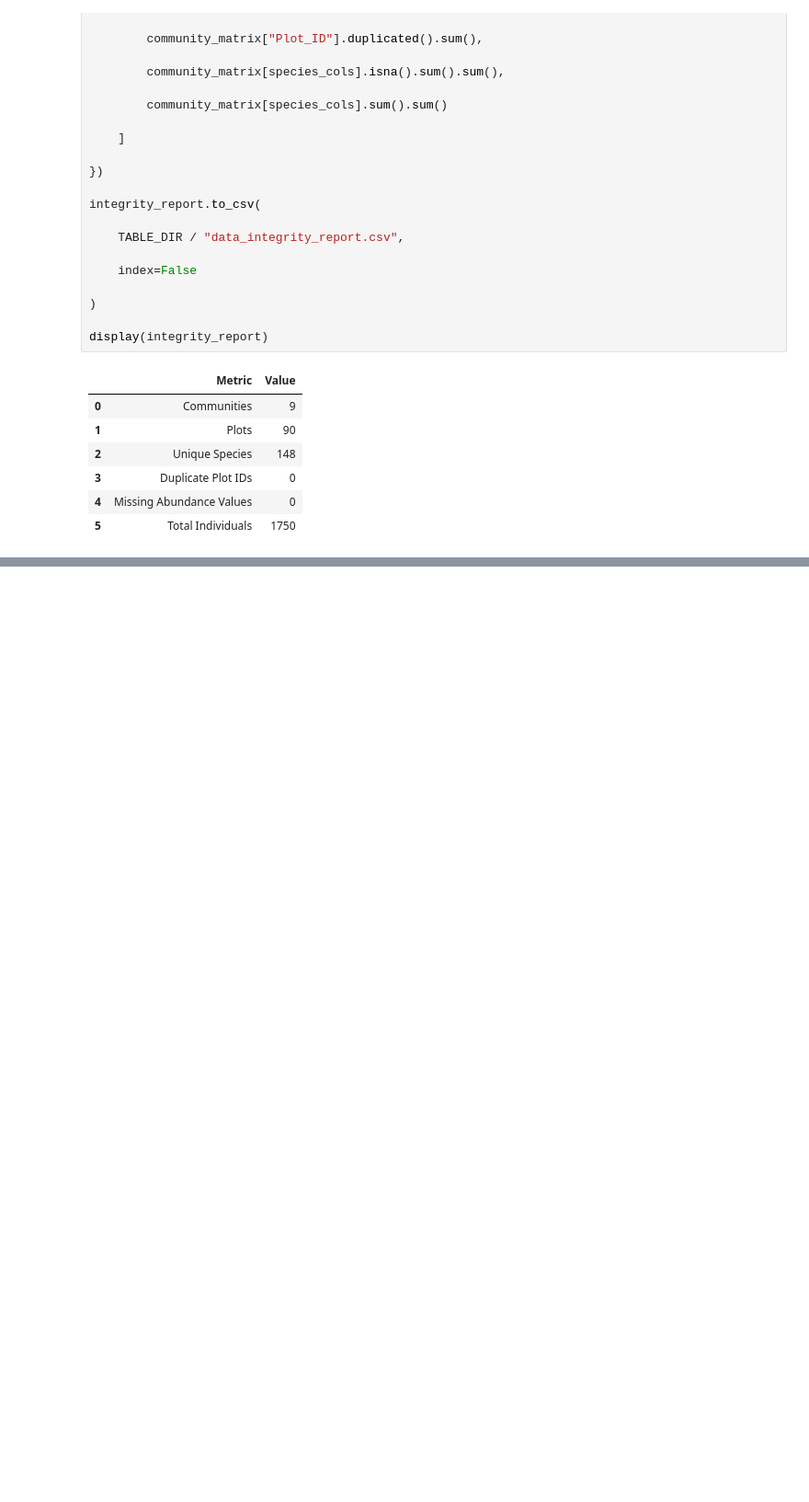
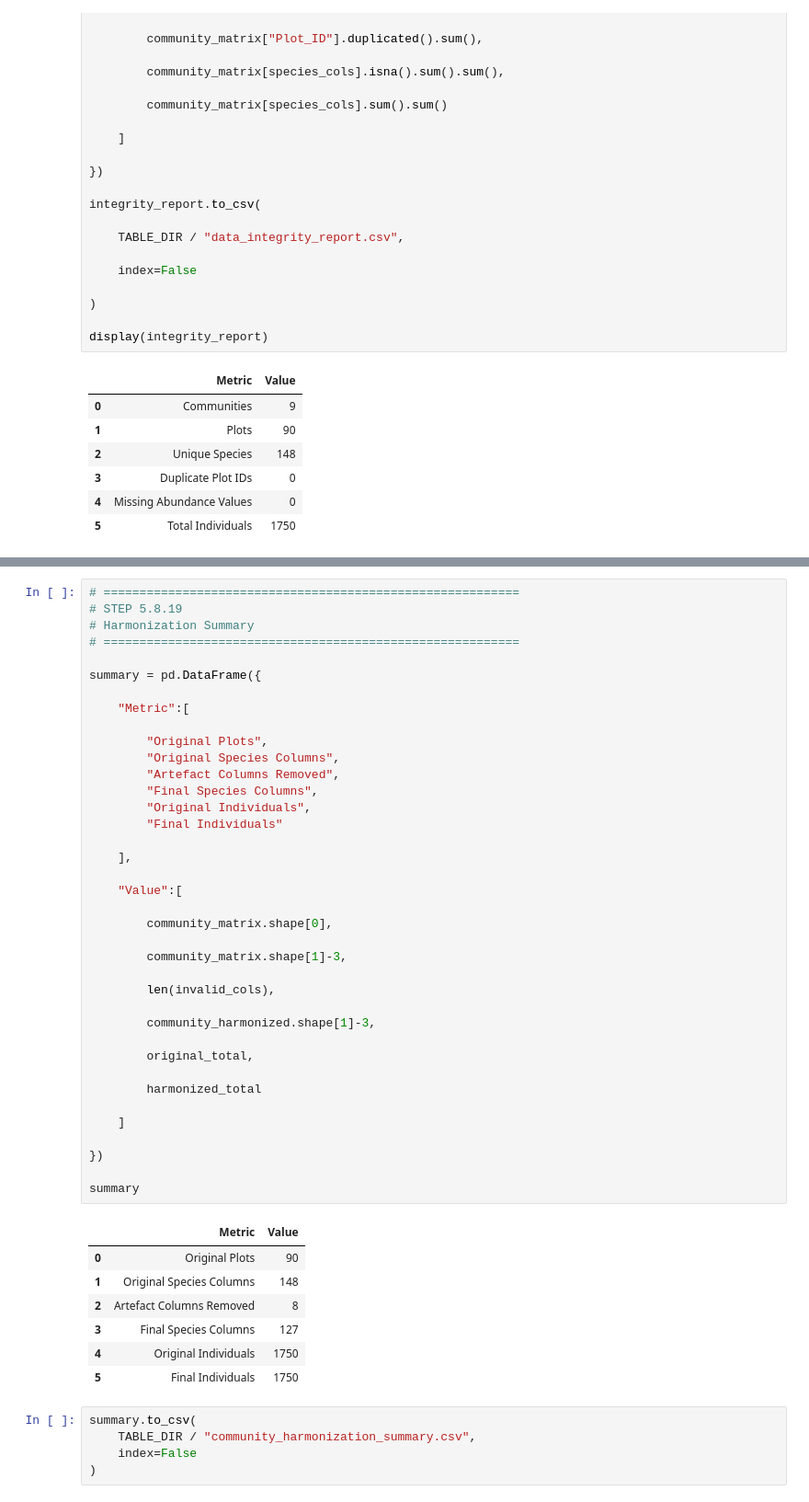
Before and after one commit to ugepet/omo-ecological-informatics, a Jupyter notebook: notebooks/05_Community Matrix Construction and Ecological Data Restructuring.ipynb, the cells around one changed output, grey strips where cells are left out. Shown at 92% size. Drawn from its saved outputs; the diff is of its cells as text; blank space fills up the shorter version.

```diff
--- a/notebooks/05_Community Matrix Construction and Ecological Data Restructuring.ipynb
+++ b/notebooks/05_Community Matrix Construction and Ecological Data Restructuring.ipynb
@@ -1068,0 +1883,51 @@ display(integrity_report)
+# %%
+# ==========================================================
+# STEP 5.8.19
+# Harmonization Summary
+# ==========================================================
+
+summary = pd.DataFrame({
+
+    "Metric":[
+
+        "Original Plots",
+        "Original Species Columns",
+        "Artefact Columns Removed",
+        "Final Species Columns",
+        "Original Individuals",
+        "Final Individuals"
+
+    ],
+
+    "Value":[
+
+        community_matrix.shape[0],
+
+        community_matrix.shape[1]-3,
+
+        len(invalid_cols),
+
+        community_harmonized.shape[1]-3,
+
+        original_total,
+
+        harmonized_total
+
+    ]
+
+})
+
+summary
+# %% [output]
+|  | Metric | Value |
+| 0 | Original Plots | 90 |
+| 1 | Original Species Columns | 148 |
+| 2 | Artefact Columns Removed | 8 |
+| 3 | Final Species Columns | 127 |
+| 4 | Original Individuals | 1750 |
+| 5 | Final Individuals | 1750 |
+# %%
+summary.to_csv(
+    TABLE_DIR / "community_harmonization_summary.csv",
+    index=False
+)
```
Also changed, not shown: parts of 26 cells of this notebook, 2 other files.
